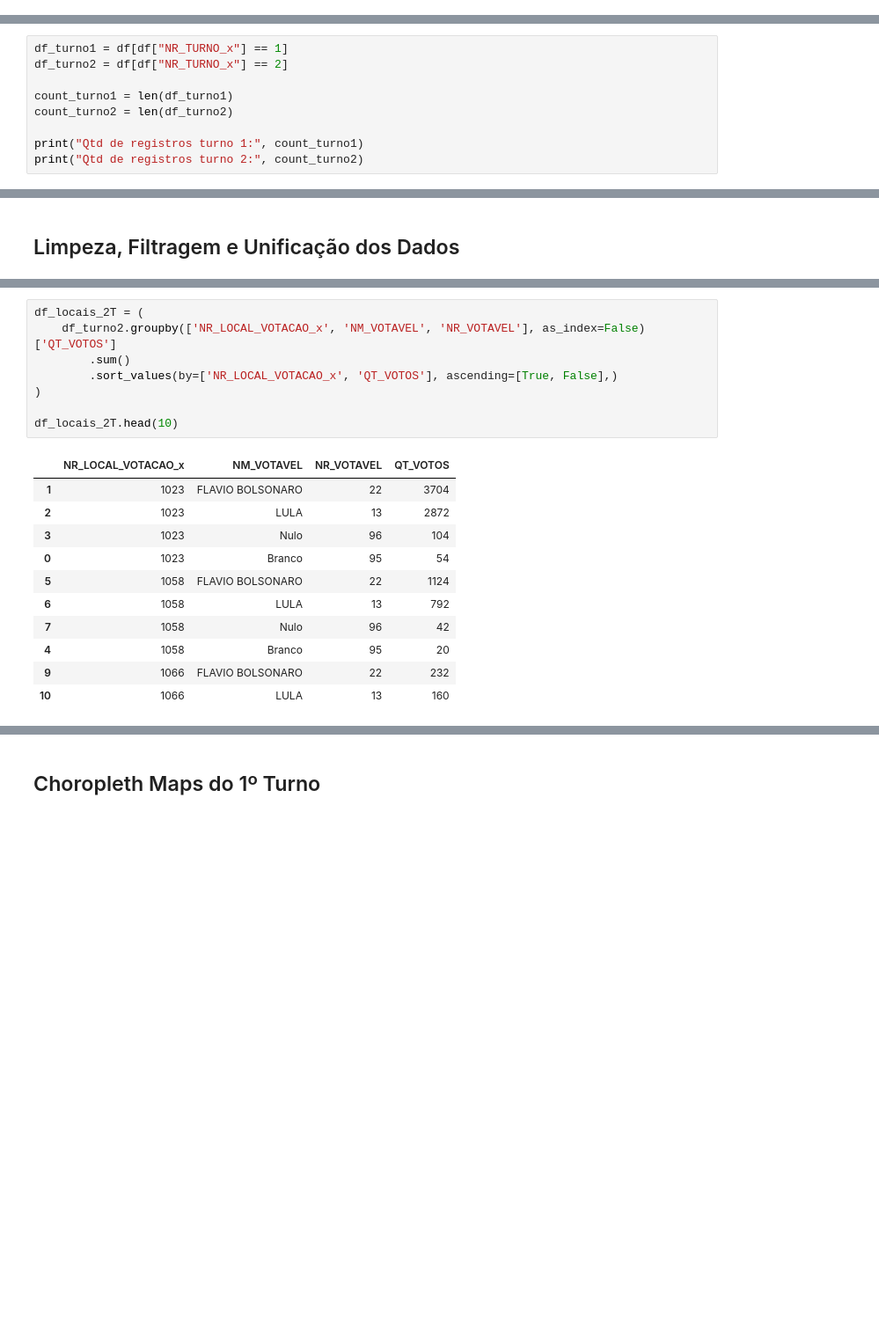
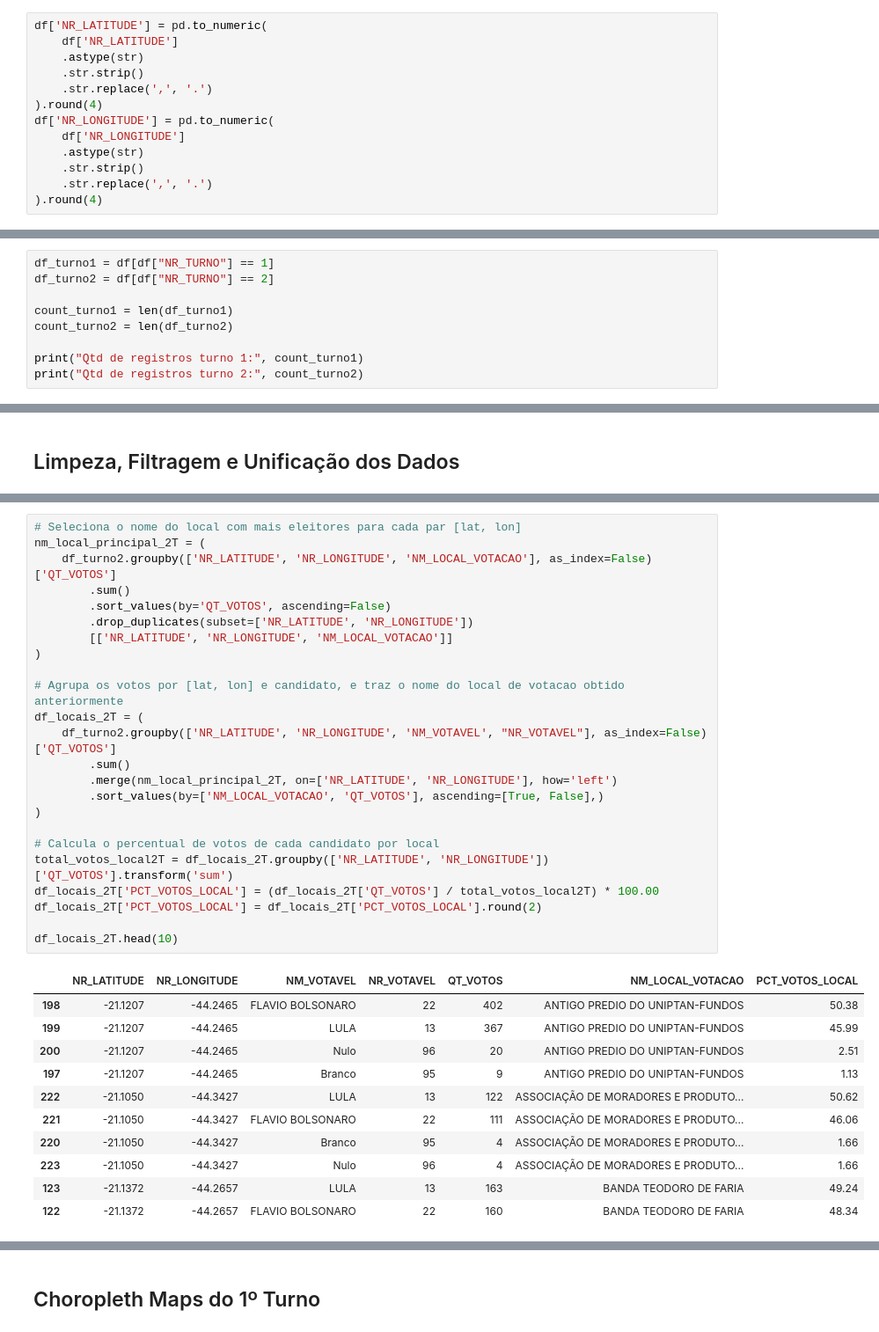
Before and after one commit to Voamorim/TecnologiasDataScience, a Jupyter notebook: FoliumVisualizacao/main.ipynb, the cells around one changed output, grey strips where cells are left out. Shown at 88% size. Cells and saved outputs as stored; diff of their text form; blank space fills up the shorter version.

```diff
--- a/FoliumVisualizacao/main.ipynb
+++ b/FoliumVisualizacao/main.ipynb
@@ -22,0 +34,13 @@ df.head()
+# %%
+df['NR_LATITUDE'] = pd.to_numeric(
+    df['NR_LATITUDE']
+    .astype(str)
+    .str.strip()
+    .str.replace(',', '.')
+).round(4)
+df['NR_LONGITUDE'] = pd.to_numeric(
+    df['NR_LONGITUDE']
+    .astype(str)
+    .str.strip()
+    .str.replace(',', '.')
+).round(4)
@@ -23,6 +49,6 @@ df.head()
 # %%
-df_turno1 = df[df["NR_TURNO_x"] == 1]
-df_turno2 = df[df["NR_TURNO_x"] == 2]
+df_turno1 = df[df["NR_TURNO"] == 1]
+df_turno2 = df[df["NR_TURNO"] == 2]
 
 count_turno1 = len(df_turno1)
 count_turno2 = len(df_turno2)
@@ -104,20 +131,36 @@ df_locais_1T.head(10)
 # %%
-df_locais_2T = (
-    df_turno2.groupby(['NR_LOCAL_VOTACAO_x', 'NM_VOTAVEL', 'NR_VOTAVEL'], as_index=False)['QT_VOTOS']
+# Seleciona o nome do local com mais eleitores para cada par [lat, lon]
+nm_local_principal_2T = (
+    df_turno2.groupby(['NR_LATITUDE', 'NR_LONGITUDE', 'NM_LOCAL_VOTACAO'], as_index=False)['QT_VOTOS']
         .sum()
-        .sort_values(by=['NR_LOCAL_VOTACAO_x', 'QT_VOTOS'], ascending=[True, False],)
+        .sort_values(by='QT_VOTOS', ascending=False)
+        .drop_duplicates(subset=['NR_LATITUDE', 'NR_LONGITUDE'])
+        [['NR_LATITUDE', 'NR_LONGITUDE', 'NM_LOCAL_VOTACAO']]
 )
 
+# Agrupa os votos por [lat, lon] e candidato, e traz o nome do local de votacao obtido anteriormente
+df_locais_2T = (
+    df_turno2.groupby(['NR_LATITUDE', 'NR_LONGITUDE', 'NM_VOTAVEL', "NR_VOTAVEL"], as_index=False)['QT_VOTOS']
+        .sum()
+        .merge(nm_local_principal_2T, on=['NR_LATITUDE', 'NR_LONGITUDE'], how='left')
+        .sort_values(by=['NM_LOCAL_VOTACAO', 'QT_VOTOS'], ascending=[True, False],)
+)
+
+# Calcula o percentual de votos de cada candidato por local
+total_votos_local2T = df_locais_2T.groupby(['NR_LATITUDE', 'NR_LONGITUDE'])['QT_VOTOS'].transform('sum')
+df_locais_2T['PCT_VOTOS_LOCAL'] = (df_locais_2T['QT_VOTOS'] / total_votos_local2T) * 100.00
+df_locais_2T['PCT_VOTOS_LOCAL'] = df_locais_2T['PCT_VOTOS_LOCAL'].round(2)
+
 df_locais_2T.head(10)
 # %% [output]
-|  | NR_LOCAL_VOTACAO_x | NM_VOTAVEL | NR_VOTAVEL | QT_VOTOS |
-| 1 | 1023 | FLAVIO BOLSONARO | 22 | 3704 |
-| 2 | 1023 | LULA | 13 | 2872 |
-| 3 | 1023 | Nulo | 96 | 104 |
-| 0 | 1023 | Branco | 95 | 54 |
-| 5 | 1058 | FLAVIO BOLSONARO | 22 | 1124 |
-| 6 | 1058 | LULA | 13 | 792 |
-| 7 | 1058 | Nulo | 96 | 42 |
-| 4 | 1058 | Branco | 95 | 20 |
-| 9 | 1066 | FLAVIO BOLSONARO | 22 | 232 |
-| 10 | 1066 | LULA | 13 | 160 |
+|  | NR_LATITUDE | NR_LONGITUDE | NM_VOTAVEL | NR_VOTAVEL | QT_VOTOS | NM_LOCAL_VOTACAO | PCT_VOTOS_LOCAL |
+| 198 | -21.1207 | -44.2465 | FLAVIO BOLSONARO | 22 | 402 | ANTIGO PREDIO DO UNIPTAN-FUNDOS | 50.38 |
+| 199 | -21.1207 | -44.2465 | LULA | 13 | 367 | ANTIGO PREDIO DO UNIPTAN-FUNDOS | 45.99 |
+| 200 | -21.1207 | -44.2465 | Nulo | 96 | 20 | ANTIGO PREDIO DO UNIPTAN-FUNDOS | 2.51 |
+| 197 | -21.1207 | -44.2465 | Branco | 95 | 9 | ANTIGO PREDIO DO UNIPTAN-FUNDOS | 1.13 |
+| 222 | -21.1050 | -44.3427 | LULA | 13 | 122 | ASSOCIAÇÃO DE MORADORES E PRODUTO... | 50.62 |
+| 221 | -21.1050 | -44.3427 | FLAVIO BOLSONARO | 22 | 111 | ASSOCIAÇÃO DE MORADORES E PRODUTO... | 46.06 |
+| 220 | -21.1050 | -44.3427 | Branco | 95 | 4 | ASSOCIAÇÃO DE MORADORES E PRODUTO... | 1.66 |
+| 223 | -21.1050 | -44.3427 | Nulo | 96 | 4 | ASSOCIAÇÃO DE MORADORES E PRODUTO... | 1.66 |
+| 123 | -21.1372 | -44.2657 | LULA | 13 | 163 | BANDA TEODORO DE FARIA | 49.24 |
+| 122 | -21.1372 | -44.2657 | FLAVIO BOLSONARO | 22 | 160 | BANDA TEODORO DE FARIA | 48.34 |
```
Also changed, not shown: parts of 41 cells of this notebook, 2 other files.
